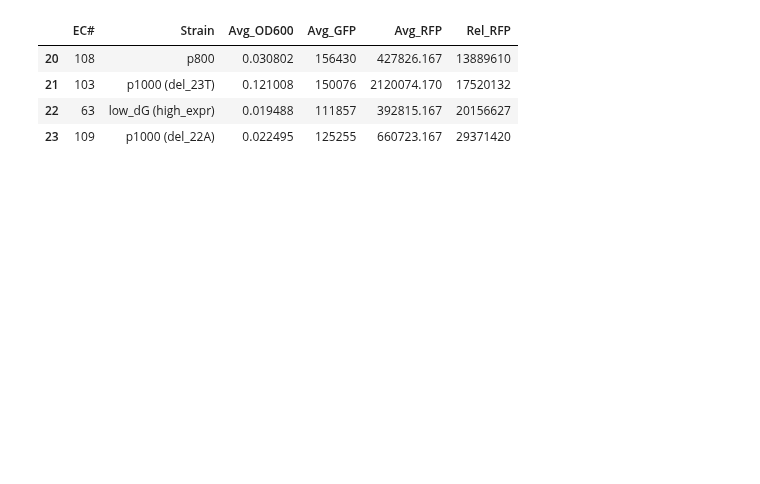
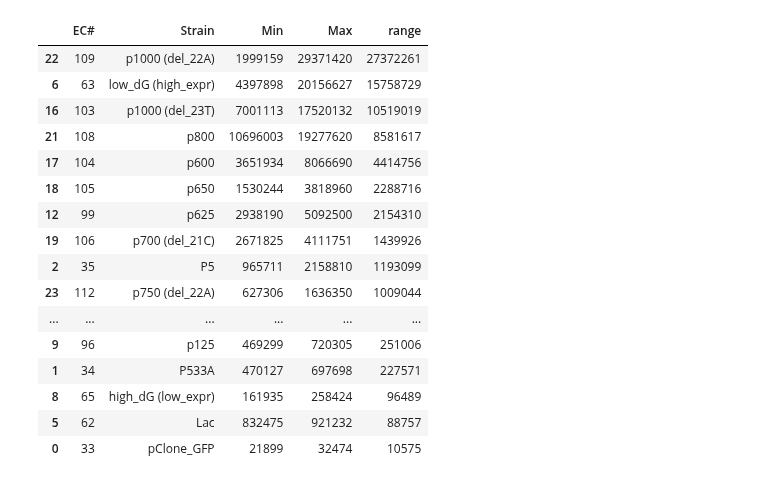
Before and after one commit to Rhys-sg/e.-coli-promoter-prediction, a Jupyter notebook: RFP_analysis_04_24_OD_RFP.ipynb, the cells around one changed output. Drawn from its saved outputs; the diff is of its cells as text; code cells hidden in the pictures; blank space fills up the shorter version.

```diff
--- a/RFP_analysis_04_24_OD_RFP.ipynb
+++ b/RFP_analysis_04_24_OD_RFP.ipynb
@@ -16,8 +30,28 @@ dfs = [first_df, second_df, third_df]
-# %%
-first_df.head()
-# %% [output]
-|  | EC# | Strain | Avg_OD600 | Avg_GFP | Avg_RFP | Rel_RFP |
-| 20 | 108 | p800 | 0.030802 | 156430 | 427826.167 | 13889610 |
-| 21 | 103 | p1000 (del_23T) | 0.121008 | 150076 | 2120074.170 | 17520132 |
-| 22 | 63 | low_dG (high_expr) | 0.019488 | 111857 | 392815.167 | 20156627 |
-| 23 | 109 | p1000 (del_22A) | 0.022495 | 125255 | 660723.167 | 29371420 |
+# %%
+df_range = first_df[['EC#', 'Strain']].sort_values(by=['EC#'], ignore_index=True)
+
+df_range['Min'] = df.groupby('EC#')['Rel_RFP'].min().values
+df_range['Max'] = df.groupby('EC#')['Rel_RFP'].max().values
+df_range['range'] = df_range['Max'] - df_range['Min']
+
+df_range = df_range.sort_values(by=['range'], ascending=False)
+
+df_range.head(None)
+# %% [output]
+|  | EC# | Strain | Min | Max | range |
+| 22 | 109 | p1000 (del_22A) | 1999159 | 29371420 | 27372261 |
+| 6 | 63 | low_dG (high_expr) | 4397898 | 20156627 | 15758729 |
+| 16 | 103 | p1000 (del_23T) | 7001113 | 17520132 | 10519019 |
+| 21 | 108 | p800 | 10696003 | 19277620 | 8581617 |
+| 17 | 104 | p600 | 3651934 | 8066690 | 4414756 |
+| 18 | 105 | p650 | 1530244 | 3818960 | 2288716 |
+| 12 | 99 | p625 | 2938190 | 5092500 | 2154310 |
+| 19 | 106 | p700 (del_21C) | 2671825 | 4111751 | 1439926 |
+| 2 | 35 | P5 | 965711 | 2158810 | 1193099 |
+| 23 | 112 | p750 (del_22A) | 627306 | 1636350 | 1009044 |
+| ... | ... | ... | ... | ... | ... |
+| 9 | 96 | p125 | 469299 | 720305 | 251006 |
+| 1 | 34 | P533A | 470127 | 697698 | 227571 |
+| 8 | 65 | high_dG (low_expr) | 161935 | 258424 | 96489 |
+| 5 | 62 | Lac | 832475 | 921232 | 88757 |
+| 0 | 33 | pClone_GFP | 21899 | 32474 | 10575 |
```
Also changed, not shown: parts of 3 cells of this notebook, 2 other files.
